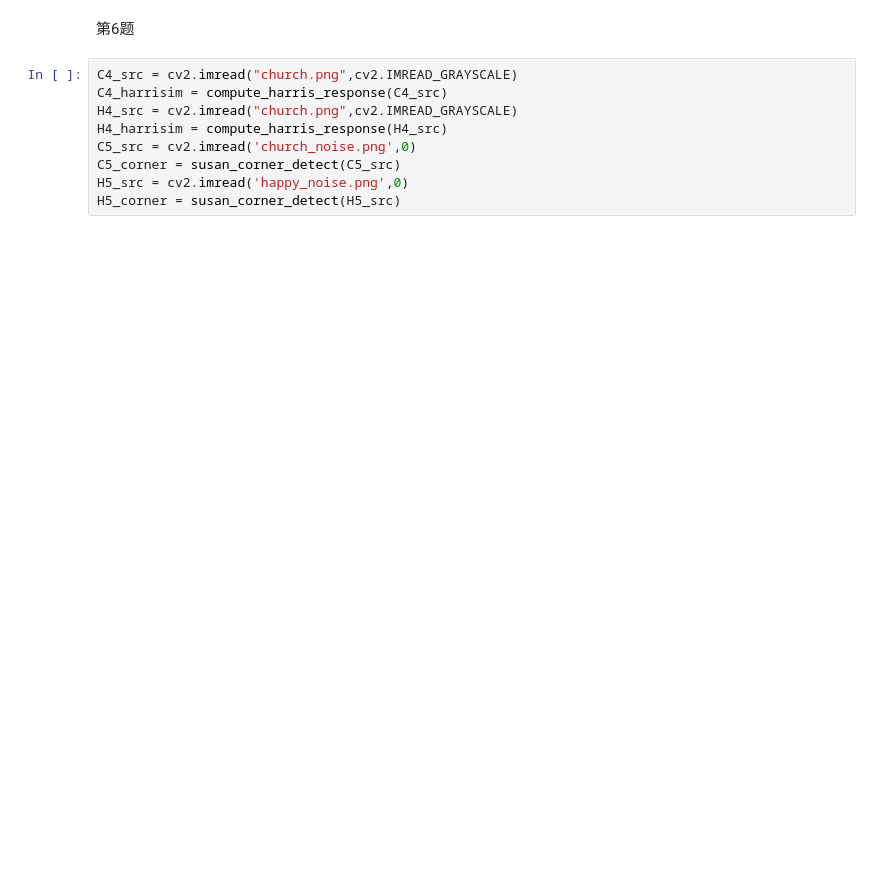
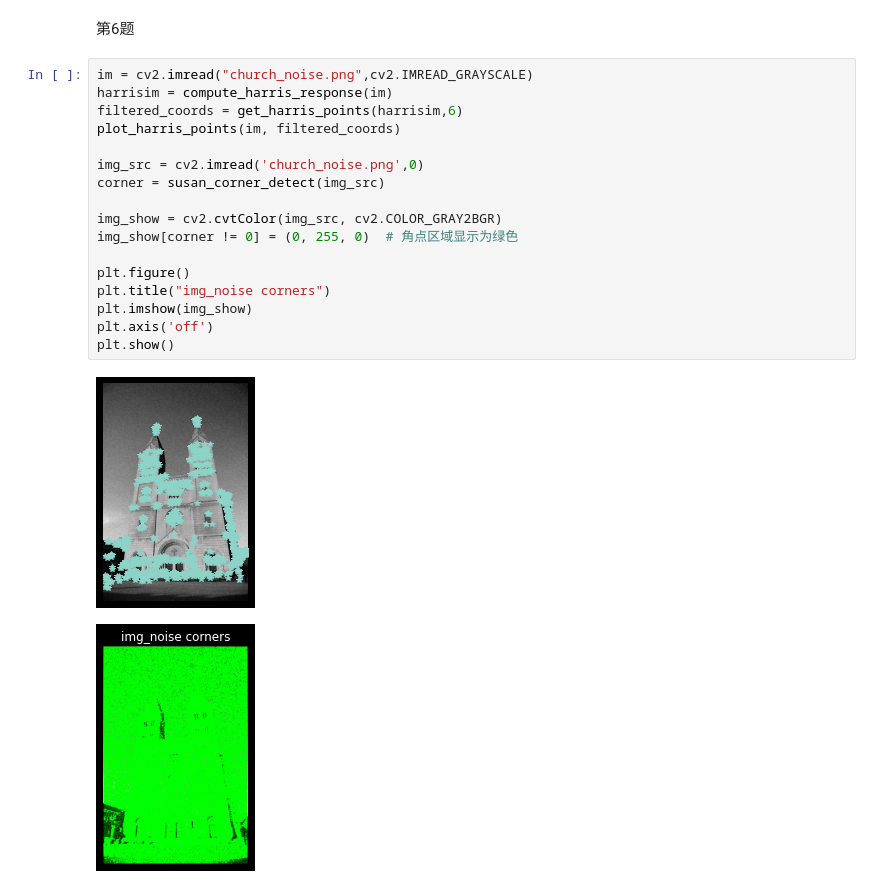
Before and after one commit to Chen-Lun-Hao/JuniorHomeWork, a Jupyter notebook: Computer_vision/实验/实验2.ipynb, the cells around one changed output. Cells and saved outputs as stored; diff of their text form; blank space fills up the shorter version.

```diff
--- a/Computer_vision/实验/实验2.ipynb
+++ b/Computer_vision/实验/实验2.ipynb
@@ -195,11 +222,22 @@ plt.show()
 # %% [markdown]
 第6题
 # %%
-C4_src = cv2.imread("church.png",cv2.IMREAD_GRAYSCALE)
-C4_harrisim = compute_harris_response(C4_src)
-H4_src = cv2.imread("church.png",cv2.IMREAD_GRAYSCALE)
-H4_harrisim = compute_harris_response(H4_src)
-C5_src = cv2.imread('church_noise.png',0)
-C5_corner = susan_corner_detect(C5_src)
-H5_src = cv2.imread('happy_noise.png',0)
-H5_corner = susan_corner_detect(H5_src)
+im = cv2.imread("church_noise.png",cv2.IMREAD_GRAYSCALE)
+harrisim = compute_harris_response(im)
+filtered_coords = get_harris_points(harrisim,6)
+plot_harris_points(im, filtered_coords)
+
+img_src = cv2.imread('church_noise.png',0)
+corner = susan_corner_detect(img_src)
+
+img_show = cv2.cvtColor(img_src, cv2.COLOR_GRAY2BGR)
+img_show[corner != 0] = (0, 255, 0)  # 角点区域显示为绿色
+
+plt.figure()
+plt.title("img_noise corners")
+plt.imshow(img_show)
+plt.axis('off')
+plt.show()
+# %% [output]
+[figure, added]
+[figure, added]
```
Also changed, not shown: parts of 6 cells of this notebook.
